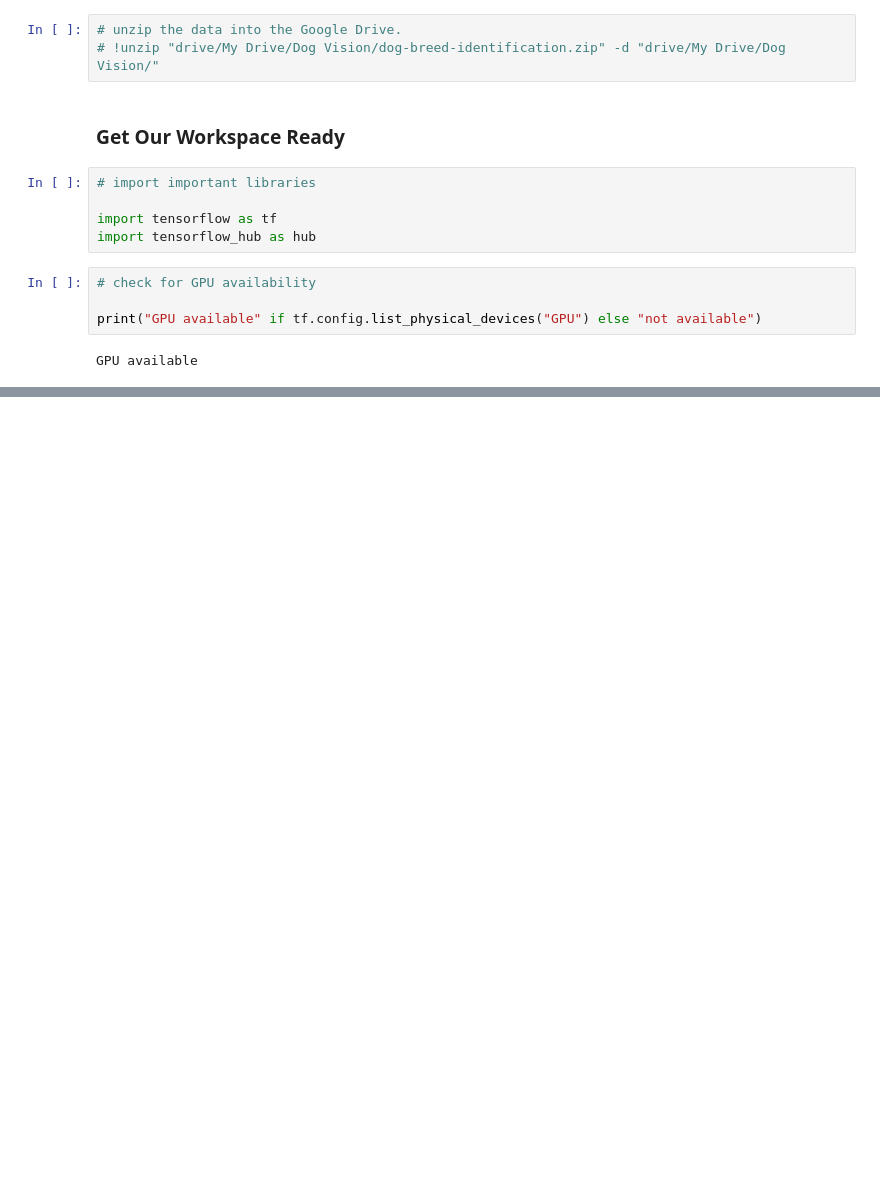
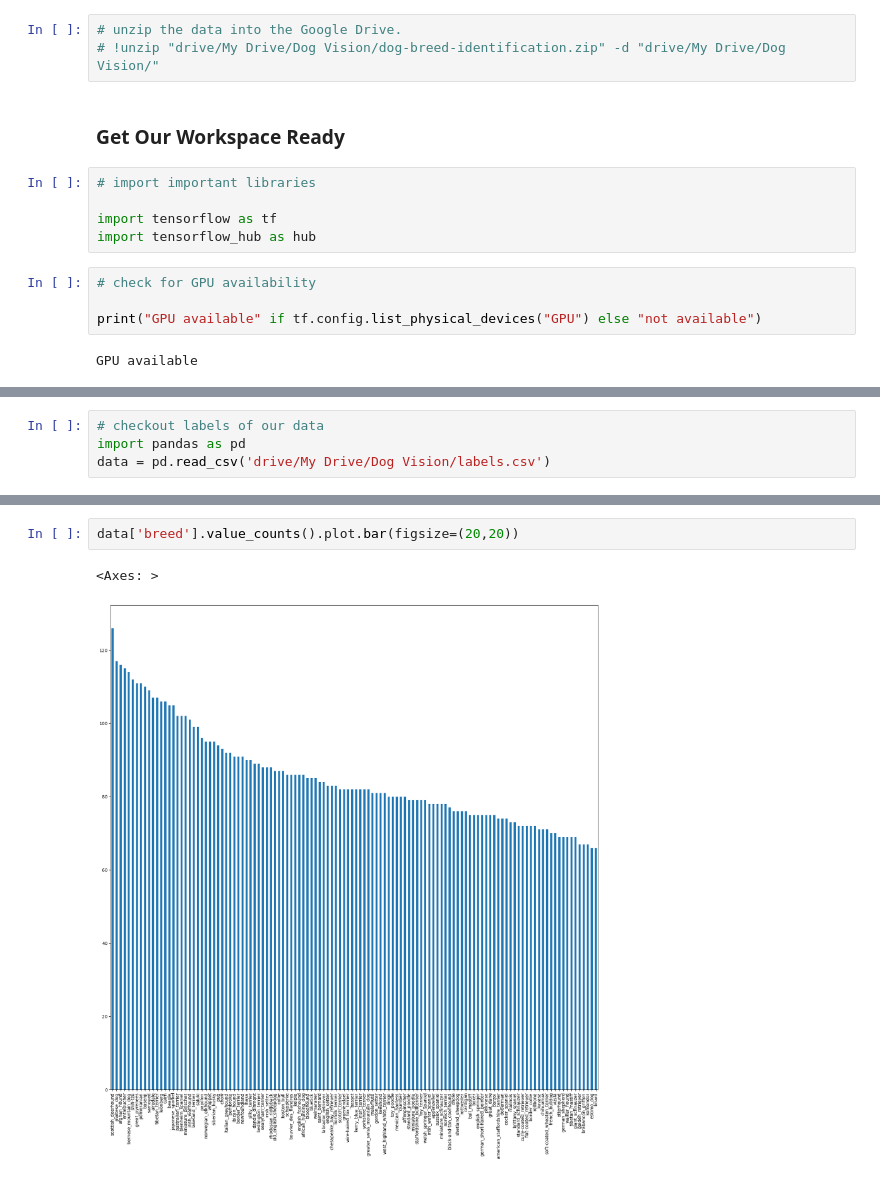
Before and after one commit to amannraawat/dog-breed-classification, a Jupyter notebook: dog_breed_classification.ipynb, the cells around one changed output, grey strips where cells are left out. Cells and saved outputs as stored; diff of their text form; blank space fills up the shorter version.

Commit message:
get our data ready and checkout labels of our data

```diff
--- a/dog_breed_classification.ipynb
+++ b/dog_breed_classification.ipynb
@@ -32,0 +37,4 @@ GPU available
+# %%
+# checkout labels of our data
+import pandas as pd
+data = pd.read_csv('drive/My Drive/Dog Vision/labels.csv')
@@ -32,0 +58,5 @@ GPU available
+# %%
+data['breed'].value_counts().plot.bar(figsize=(20,20))
+# %% [output]
+<Axes: >
+[figure, added]
```
Also changed, not shown: parts of 3 cells of this notebook.
